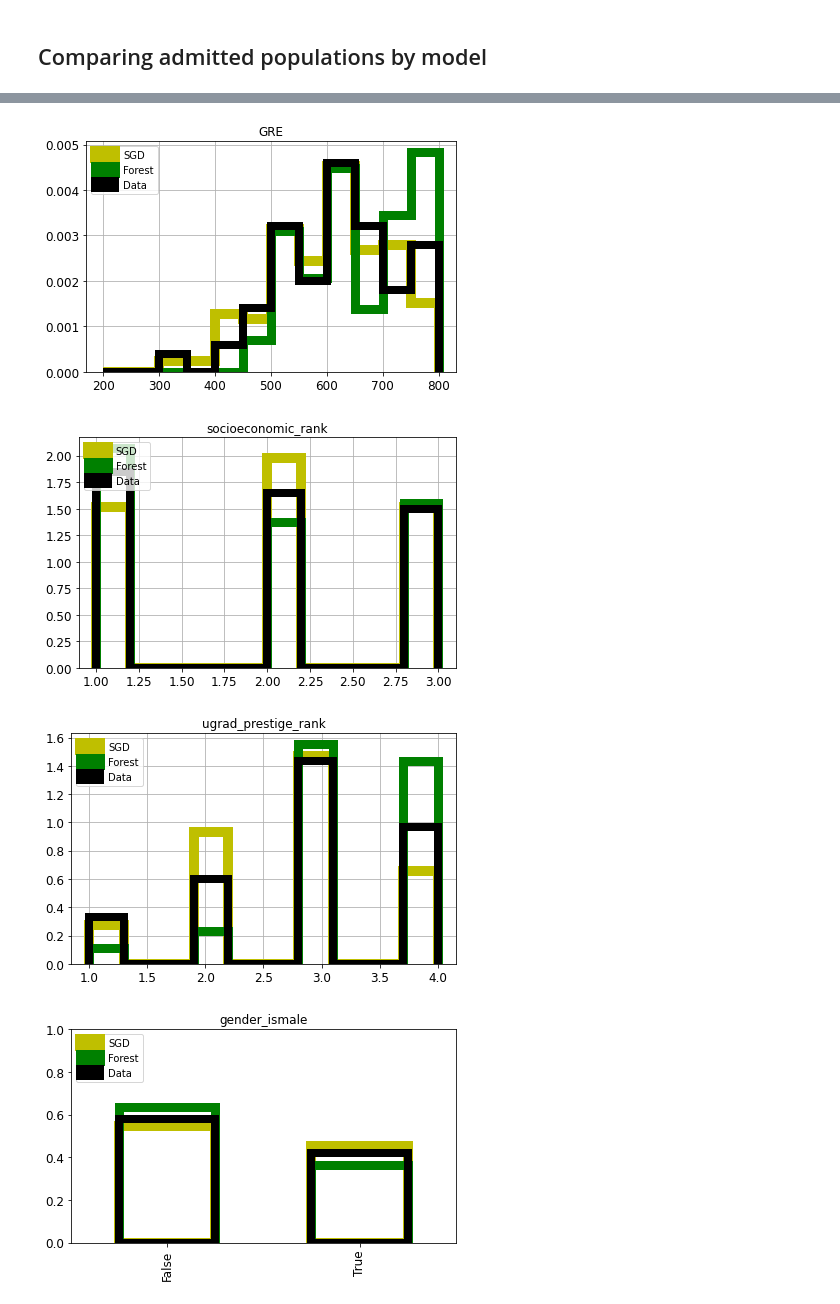
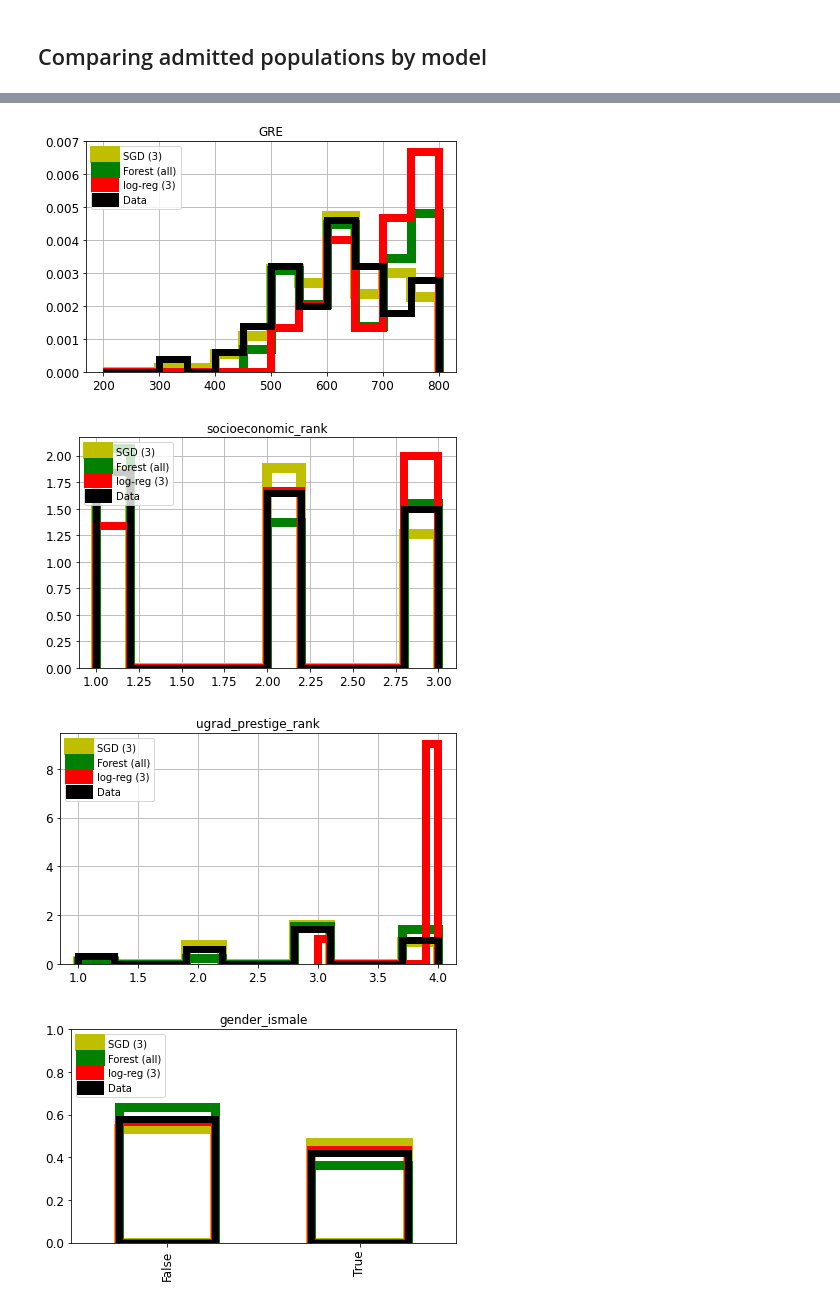
Before and after one commit to Reiff/Kaggle-Dataset-Work, a Jupyter notebook: USA_College_Admission/admissions_data_exp_and_model_training.ipynb, the cells around one changed output, grey strips where cells are left out. Saved outputs shown, nothing was run; the diff lists cells and outputs as text; code cells hidden in the pictures.

```diff
--- a/USA_College_Admission/admissions_data_exp_and_model_training.ipynb
+++ b/USA_College_Admission/admissions_data_exp_and_model_training.ipynb
@@ -332,7 +402,8 @@ from sklearn.preprocessing import MinMaxScaler
 # create a scaler object
 scaler = MinMaxScaler()
 # fit and transform the data
-x_train = pd.DataFrame(scaler.fit_transform(x_train), columns=x_train.columns)
+x_train = pd.DataFrame(scaler.fit_transform(x_train_raw), columns=x_train_raw.columns)
+x_train3 = pd.DataFrame(scaler.fit_transform(x_train_raw3), columns=x_train_raw3.columns)
 # %% [markdown]
 ## Stochastic Gradient Descent
 # %%
@@ -340,6 +411,9 @@ from sklearn.linear_model import SGDClassifier
 
 sgd_clf = SGDClassifier(max_iter=1000, tol=1e-3, random_state=42)
 sgd_clf.fit(x_train, y_train)
+
+sgd_clf3 = SGDClassifier(max_iter=1000, tol=1e-3, random_state=42)
+sgd_clf3.fit(x_train3, y_train)
 # %% [output]
 SGDClassifier(random_state=42)
 # %%
@@ -384,6 +477,7 @@ array([0.73831776, 0.6635514 , 0.66037736])
 from sklearn.model_selection import cross_val_predict
 
 y_train_pred = cross_val_predict(sgd_clf, x_train, y_train, cv=3)
+y_train_pred3 = cross_val_predict(sgd_clf3, x_train3, y_train, cv=3)
 # %%
 from sklearn.metrics import confusion_matrix,plot_confusion_matrix
 
@@ -464,0 +621,16 @@ AUC: 0.63
+# %%
+from sklearn.linear_model import LogisticRegression
+log_reg = LogisticRegression(solver="lbfgs", random_state=42)
+log_reg.fit(x_train, y_train)
+y_scores_log_reg = cross_val_predict(log_reg, x_train, y_train, cv=3, method="decision_function")
+y_train_log_reg = cross_val_predict(log_reg, x_train, y_train, cv=3)
+
+log_reg3 = LogisticRegression(solver="lbfgs", random_state=42)
+log_reg3.fit(x_train3, y_train)
+y_scores_log_reg3 = cross_val_predict(log_reg3, x_train3, y_train, cv=3, method="decision_function")
+y_train_log_reg3 = cross_val_predict(log_reg3, x_train3, y_train, cv=3)
+
+log_reg2 = LogisticRegression(solver="lbfgs", random_state=42)
+log_reg2.fit(x_train3.iloc[:,0:2], y_train)
+y_scores_log_reg2 = cross_val_predict(log_reg2, x_train3.iloc[:,0:2], y_train, cv=3, method="decision_function")
+y_train_log_reg2 = cross_val_predict(log_reg2, x_train3.iloc[:,0:2], y_train, cv=3)
@@ -481,6 +706,6 @@ save_fig("roc_curve_" + "Both")
 ## Comparing admitted populations by model
 # %%
 attributes = ['admitted',"GPA","GRE",'socioeconomic_rank','ugrad_prestige_rank',"gender_ismale",'race_isHispanic', 'race_isAsian', 'race_isAA']
-split_hist(df=admissions,attribute=attributes,source_cols=[y_train_pred,y_train_pred_forest,admissions['admitted']],
-           labels=['SGD', 'Forest', "Data"], colors = ['y','g','k'], bins=bins, save_suff="_by_classifier")
+split_hist(df=admissions,attribute=attributes,source_cols=[y_train_pred3,y_train_pred_forest,y_train_log_reg3,admissions['admitted']],
+           labels=['SGD (3)', 'Forest (all)', 'log-reg (3)', "Data"], colors = ['y','g','r','k'], bins=bins, save_suff="_by_classifier")
 # %% [output]
@@ -489,4 +714,4 @@ split_hist(df=admissions,attribute=attributes,source_cols=[y_train_pred,y_train_
-[figure, old version]
+[figure, new version]
-[figure, old version]
+[figure, new version]
-[figure, old version]
+[figure, new version]
-[figure, old version]
+[figure, new version]
```
Also changed, not shown: parts of 28 cells of this notebook, 28 other files.
